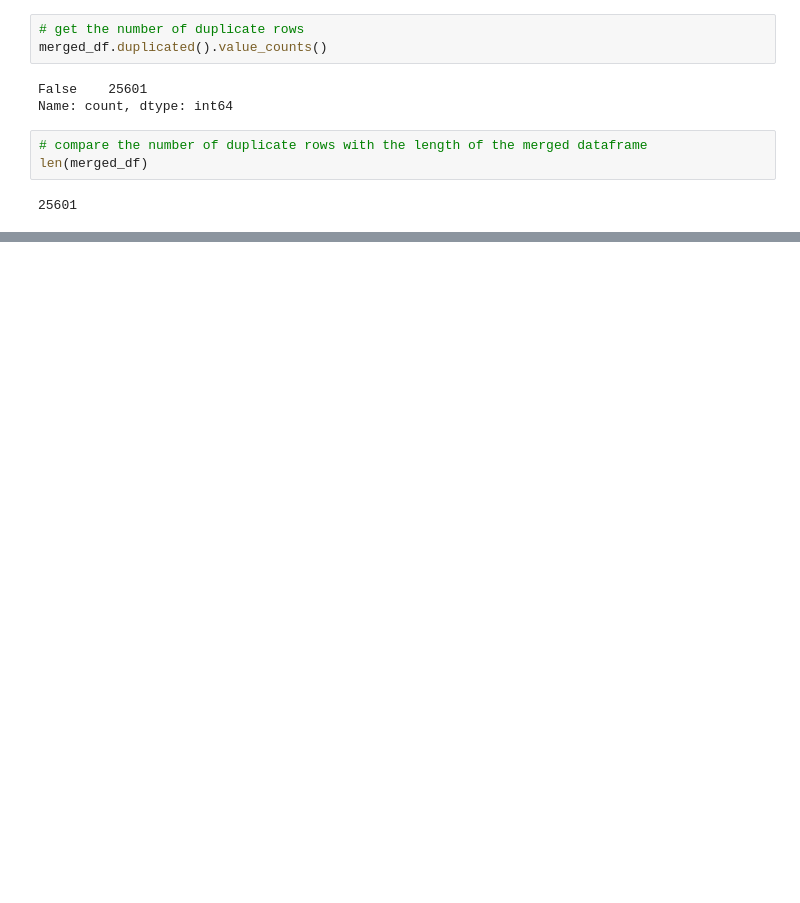
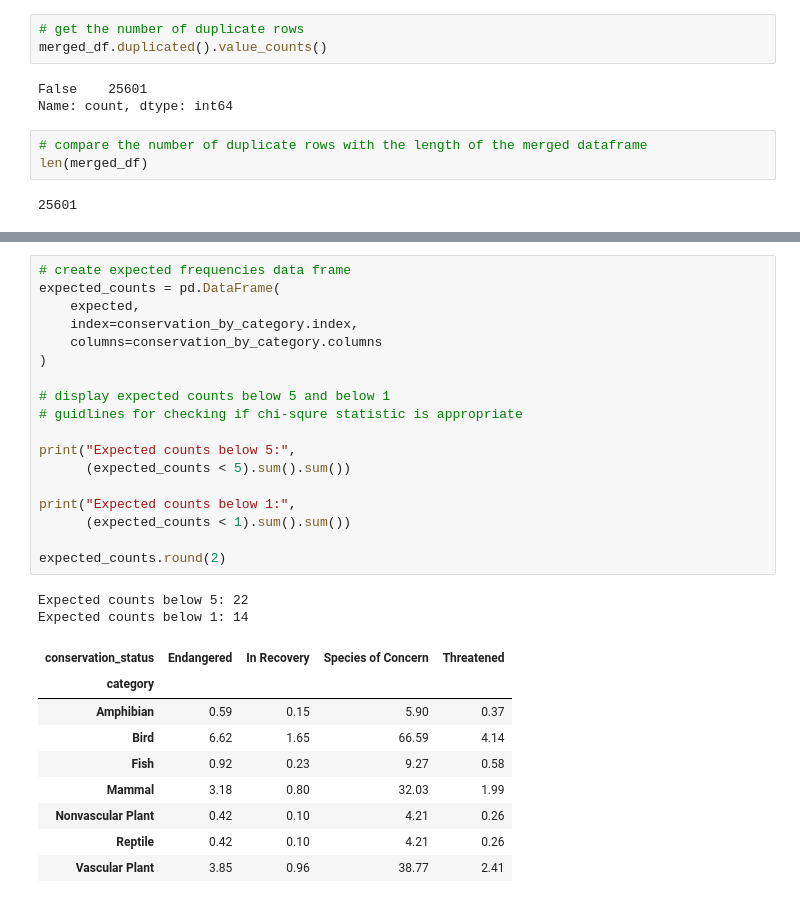
Before and after one commit to AJD1888/biodiversity-in-national-parks, a Jupyter notebook: new_biodiversity.ipynb, the cells around one changed output, grey strips where cells are left out. Saved outputs shown, nothing was run; the diff lists cells and outputs as text; blank space fills up the shorter version.

```diff
--- a/new_biodiversity.ipynb
+++ b/new_biodiversity.ipynb
@@ -421,0 +417,30 @@ plt.show()
+# %%
+# create expected frequencies data frame
+expected_counts = pd.DataFrame(
+    expected,
+    index=conservation_by_category.index,
+    columns=conservation_by_category.columns
+)
+
+# display expected counts below 5 and below 1
+# guidlines for checking if chi-squre statistic is appropriate
+
+print("Expected counts below 5:",
+      (expected_counts < 5).sum().sum())
+
+print("Expected counts below 1:",
+      (expected_counts < 1).sum().sum())
+
+expected_counts.round(2)
+# %% [output]
+Expected counts below 5: 22
+Expected counts below 1: 14
+| conservation_status | Endangered | In Recovery | Species of Concern | Threatened |
+| category |  |  |  |  |
+| Amphibian | 0.59 | 0.15 | 5.90 | 0.37 |
+| Bird | 6.62 | 1.65 | 66.59 | 4.14 |
+| Fish | 0.92 | 0.23 | 9.27 | 0.58 |
+| Mammal | 3.18 | 0.80 | 32.03 | 1.99 |
+| Nonvascular Plant | 0.42 | 0.10 | 4.21 | 0.26 |
+| Reptile | 0.42 | 0.10 | 4.21 | 0.26 |
+| Vascular Plant | 3.85 | 0.96 | 38.77 | 2.41 |
```
Also changed, not shown: parts of 7 cells of this notebook, 1 other file.
